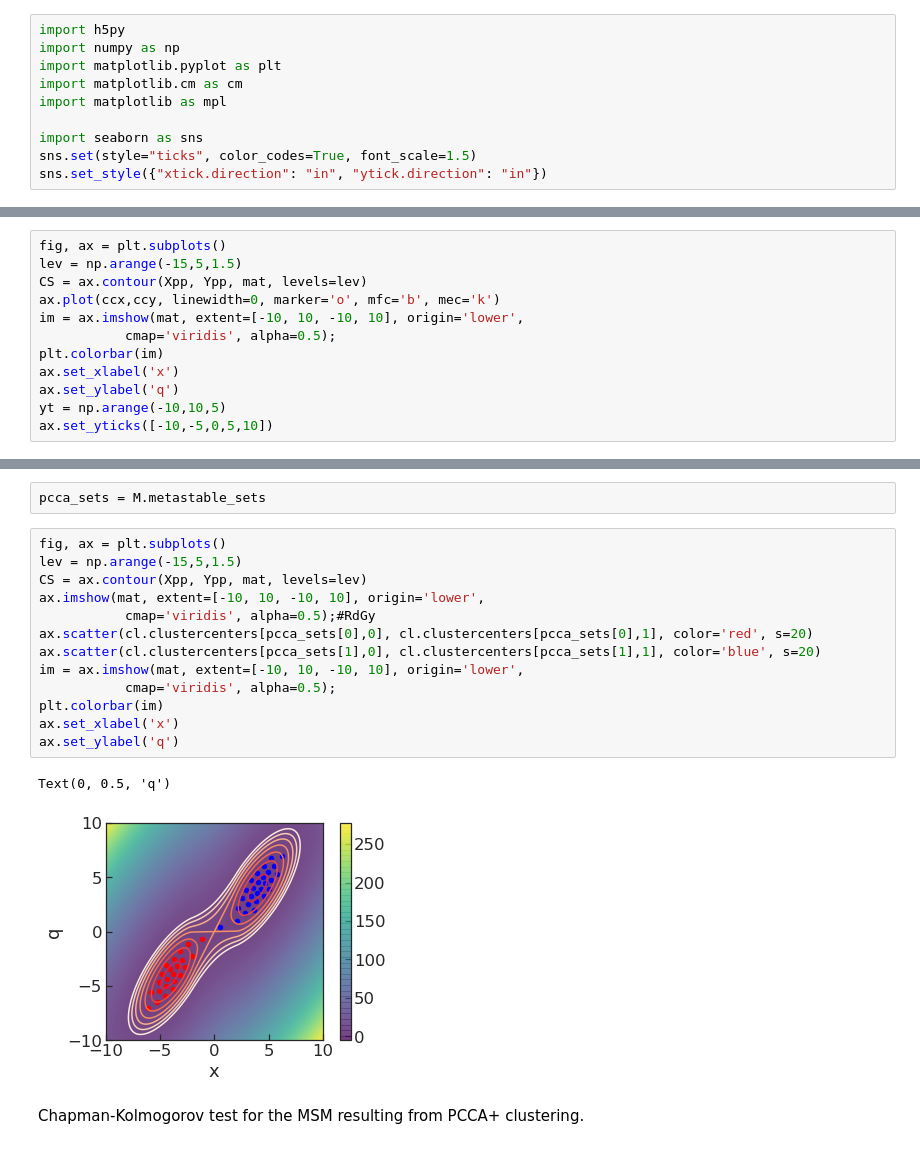
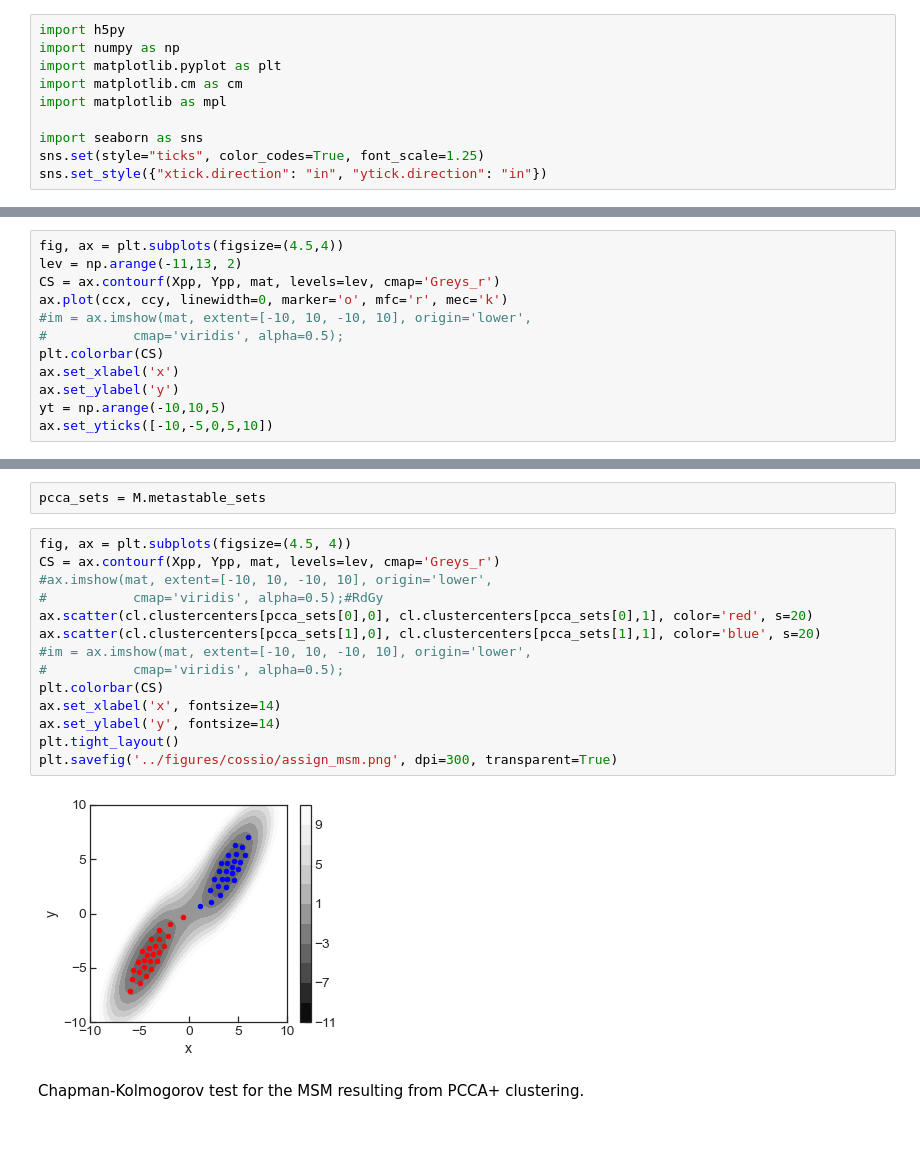
Before and after one commit to BioKT/hdbMSM, a Jupyter notebook: notebooks/cossio_potential.ipynb, the cells around one changed output, grey strips where cells are left out. Drawn from its saved outputs; the diff is of its cells as text.

```diff
--- a/notebooks/cossio_potential.ipynb
+++ b/notebooks/cossio_potential.ipynb
@@ -6,5 +6,5 @@ import matplotlib.cm as cm
 import matplotlib as mpl
 
 import seaborn as sns
-sns.set(style="ticks", color_codes=True, font_scale=1.5)
+sns.set(style="ticks", color_codes=True, font_scale=1.25)
 sns.set_style({"xtick.direction": "in", "ytick.direction": "in"})
@@ -77,15 +89,15 @@ for i, x_i in enumerate(xp):
 
 Xpp, Ypp = np.meshgrid(xp,yp)
 # %%
-fig, ax = plt.subplots()
-lev = np.arange(-15,5,1.5)
-CS = ax.contour(Xpp, Ypp, mat, levels=lev)
-ax.plot(ccx,ccy, linewidth=0, marker='o', mfc='b', mec='k')
-im = ax.imshow(mat, extent=[-10, 10, -10, 10], origin='lower',
-           cmap='viridis', alpha=0.5);
-plt.colorbar(im)
+fig, ax = plt.subplots(figsize=(4.5,4))
+lev = np.arange(-11,13, 2)
+CS = ax.contourf(Xpp, Ypp, mat, levels=lev, cmap='Greys_r')
+ax.plot(ccx, ccy, linewidth=0, marker='o', mfc='r', mec='k')
+#im = ax.imshow(mat, extent=[-10, 10, -10, 10], origin='lower',
+#           cmap='viridis', alpha=0.5);
+plt.colorbar(CS)
 ax.set_xlabel('x')
-ax.set_ylabel('q')
+ax.set_ylabel('y')
 yt = np.arange(-10,10,5)
 ax.set_yticks([-10,-5,0,5,10])
 # %% [output]
@@ -138,21 +155,21 @@ PCCA(P=array([[0.02933, 0.00279, ..., 0.     , 0.056  ],
 # %%
 pcca_sets = M.metastable_sets
 # %%
-fig, ax = plt.subplots()
-lev = np.arange(-15,5,1.5)
-CS = ax.contour(Xpp, Ypp, mat, levels=lev)
-ax.imshow(mat, extent=[-10, 10, -10, 10], origin='lower',
-           cmap='viridis', alpha=0.5);#RdGy
+fig, ax = plt.subplots(figsize=(4.5, 4))
+CS = ax.contourf(Xpp, Ypp, mat, levels=lev, cmap='Greys_r')
+#ax.imshow(mat, extent=[-10, 10, -10, 10], origin='lower',
+#           cmap='viridis', alpha=0.5);#RdGy
 ax.scatter(cl.clustercenters[pcca_sets[0],0], cl.clustercenters[pcca_sets[0],1], color='red', s=20)
 ax.scatter(cl.clustercenters[pcca_sets[1],0], cl.clustercenters[pcca_sets[1],1], color='blue', s=20)
-im = ax.imshow(mat, extent=[-10, 10, -10, 10], origin='lower',
-           cmap='viridis', alpha=0.5);
-plt.colorbar(im)
-ax.set_xlabel('x')
-ax.set_ylabel('q')
+#im = ax.imshow(mat, extent=[-10, 10, -10, 10], origin='lower',
+#           cmap='viridis', alpha=0.5);
+plt.colorbar(CS)
+ax.set_xlabel('x', fontsize=14)
+ax.set_ylabel('y', fontsize=14)
+plt.tight_layout()
+plt.savefig('../figures/cossio/assign_msm.png', dpi=300, transparent=True)
 # %% [output]
-Text(0, 0.5, 'q')
-[figure, old version]
+[figure, new version]
 # %% [markdown]
 Chapman-Kolmogorov test for the MSM resulting from PCCA+ clustering.
 # %%
```
Also changed, not shown: parts of 31 cells of this notebook.
